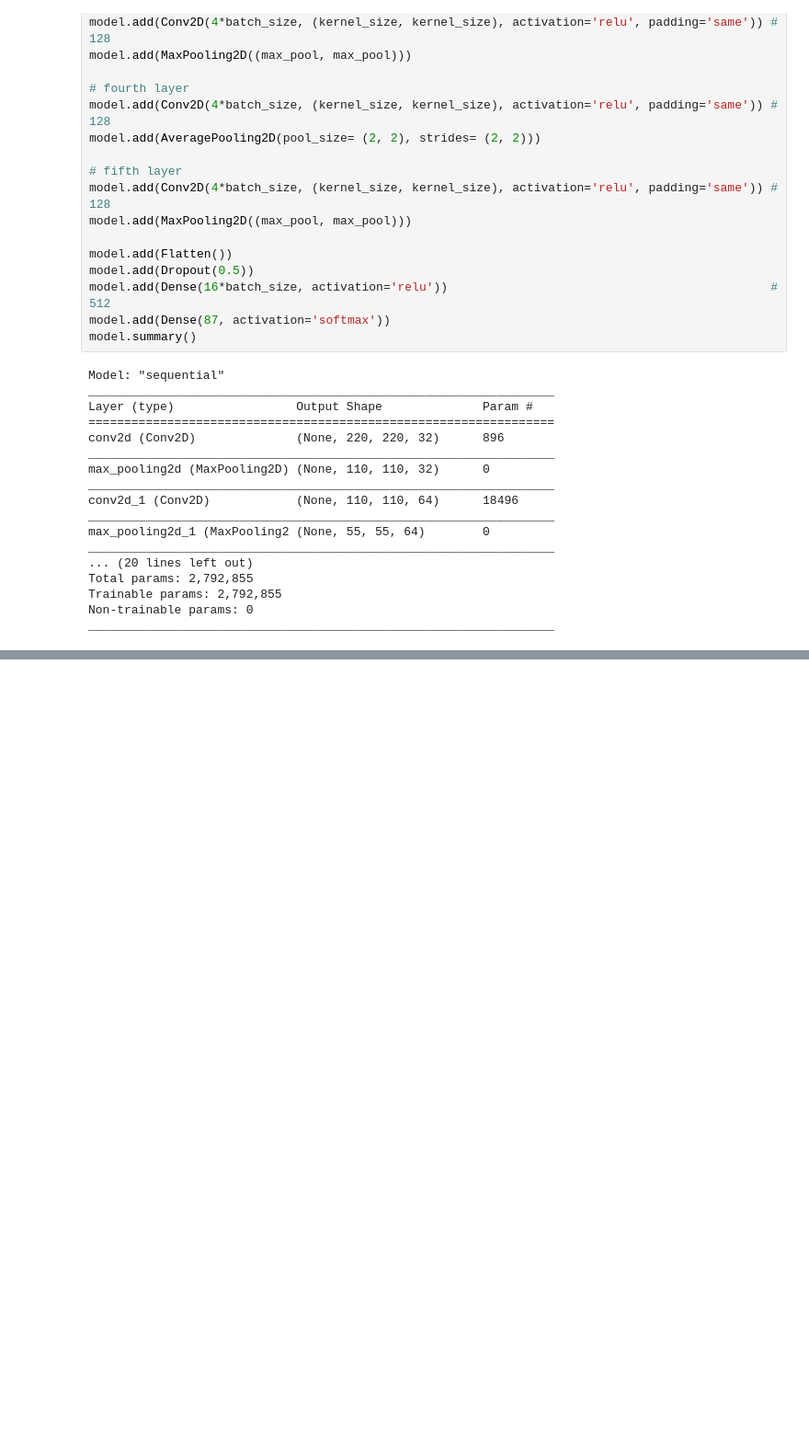
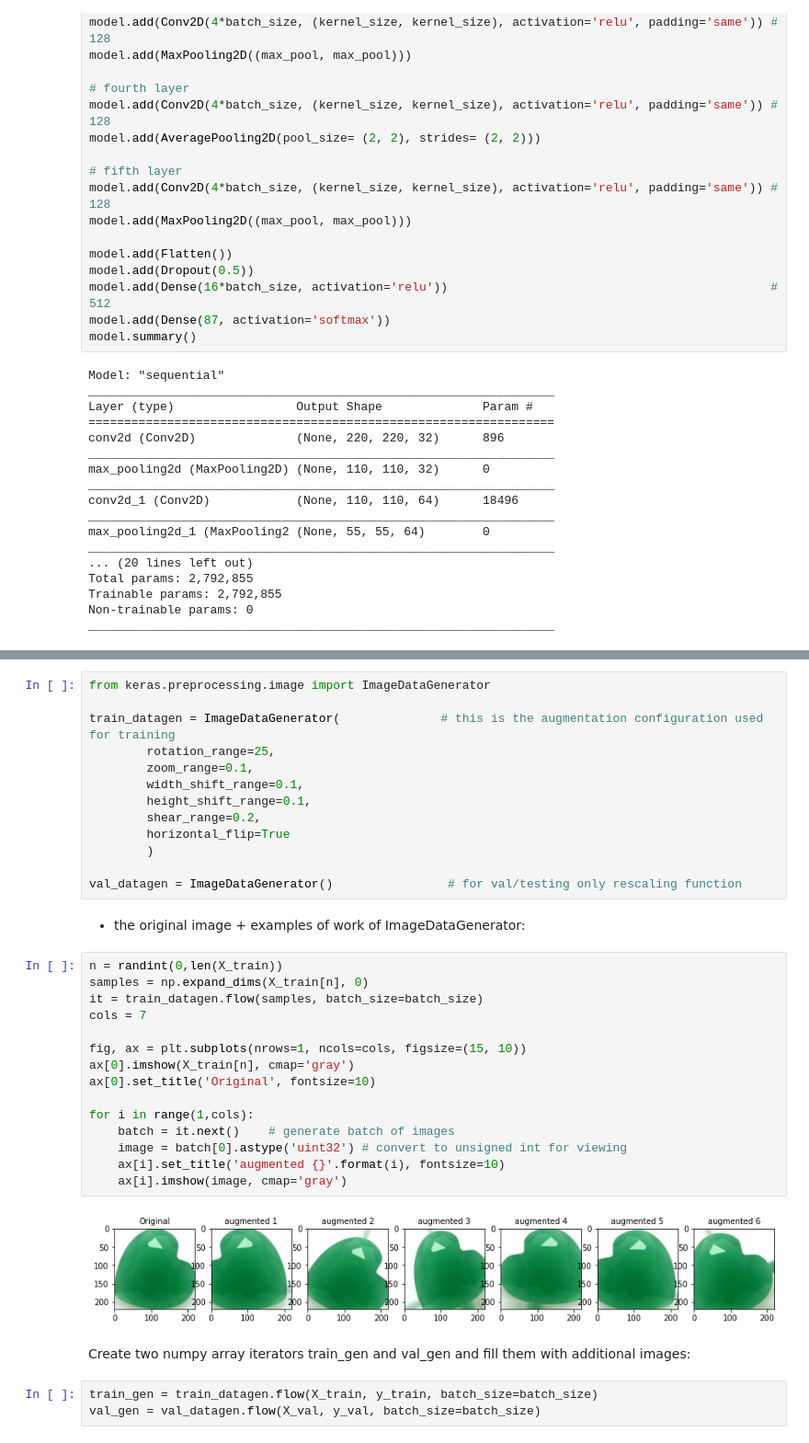
Before and after one commit to yulhee741/CNN, a Jupyter notebook: Gemstones Images.ipynb, the cells around one changed output, grey strips where cells are left out. Shown at 92% size. Drawn from its saved outputs; the diff is of its cells as text; blank space fills up the shorter version.

```diff
--- a/Gemstones Images.ipynb
+++ b/Gemstones Images.ipynb
@@ -325,0 +335,37 @@ _________________________________________________________________
+# %%
+from keras.preprocessing.image import ImageDataGenerator
+
+train_datagen = ImageDataGenerator(              # this is the augmentation configuration used for training
+        rotation_range=25,
+        zoom_range=0.1,
+        width_shift_range=0.1,
+        height_shift_range=0.1,
+        shear_range=0.2,
+        horizontal_flip=True
+        )
+
+val_datagen = ImageDataGenerator()                # for val/testing only rescaling function
+# %% [markdown]
+- the original image + examples of work of ImageDataGenerator:
+# %%
+n = randint(0,len(X_train))
+samples = np.expand_dims(X_train[n], 0)
+it = train_datagen.flow(samples, batch_size=batch_size)
+cols = 7
+
+fig, ax = plt.subplots(nrows=1, ncols=cols, figsize=(15, 10))
+ax[0].imshow(X_train[n], cmap='gray')
+ax[0].set_title('Original', fontsize=10)
+
+for i in range(1,cols):
+    batch = it.next()    # generate batch of images
+    image = batch[0].astype('uint32') # convert to unsigned int for viewing
+    ax[i].set_title('augmented {}'.format(i), fontsize=10)
+    ax[i].imshow(image, cmap='gray')
+# %% [output]
+[figure, added]
+# %% [markdown]
+Create two numpy array iterators train_gen and val_gen and fill them with additional images:
+# %%
+train_gen = train_datagen.flow(X_train, y_train, batch_size=batch_size)
+val_gen = val_datagen.flow(X_val, y_val, batch_size=batch_size)
```
Also changed, not shown: parts of 3 cells of this notebook.
